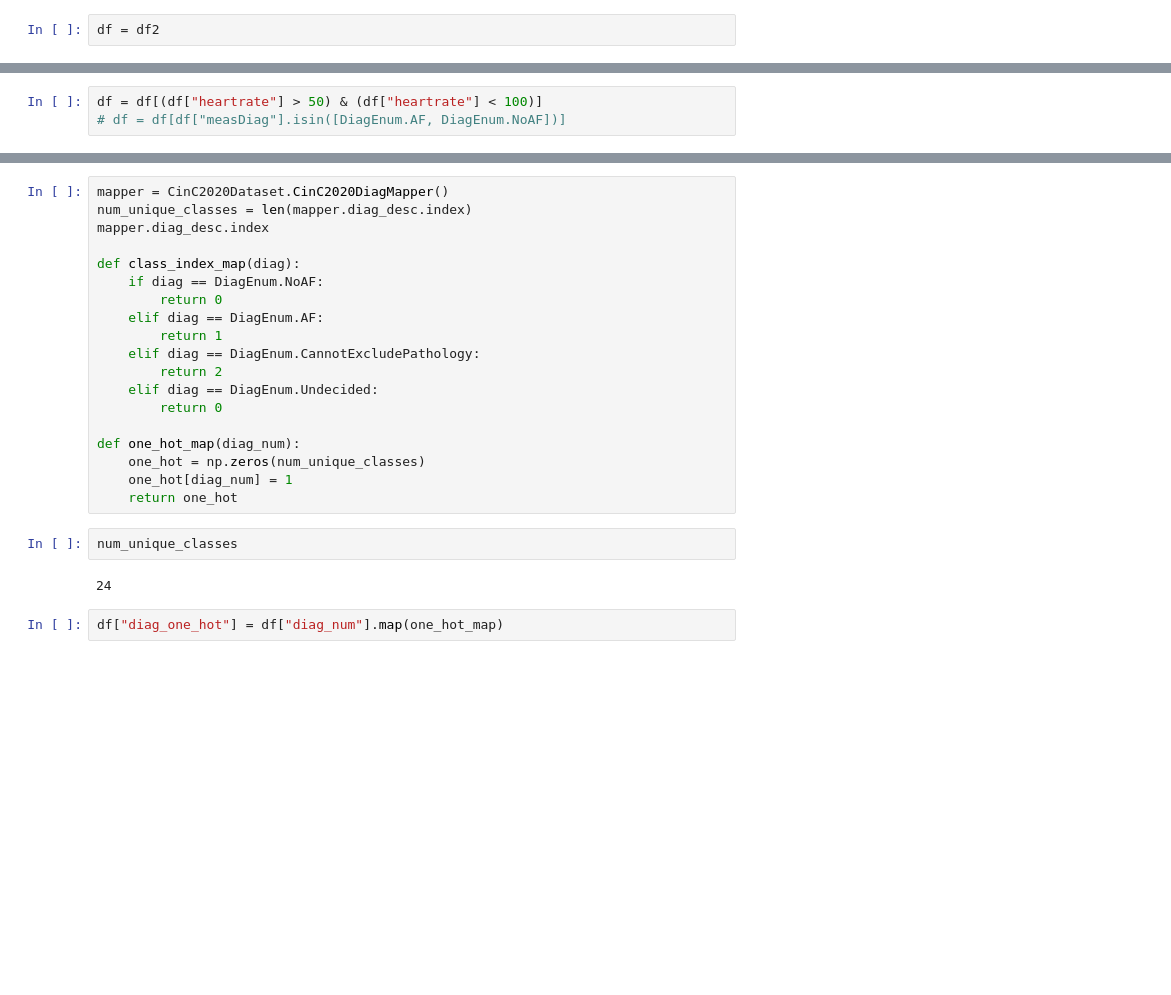
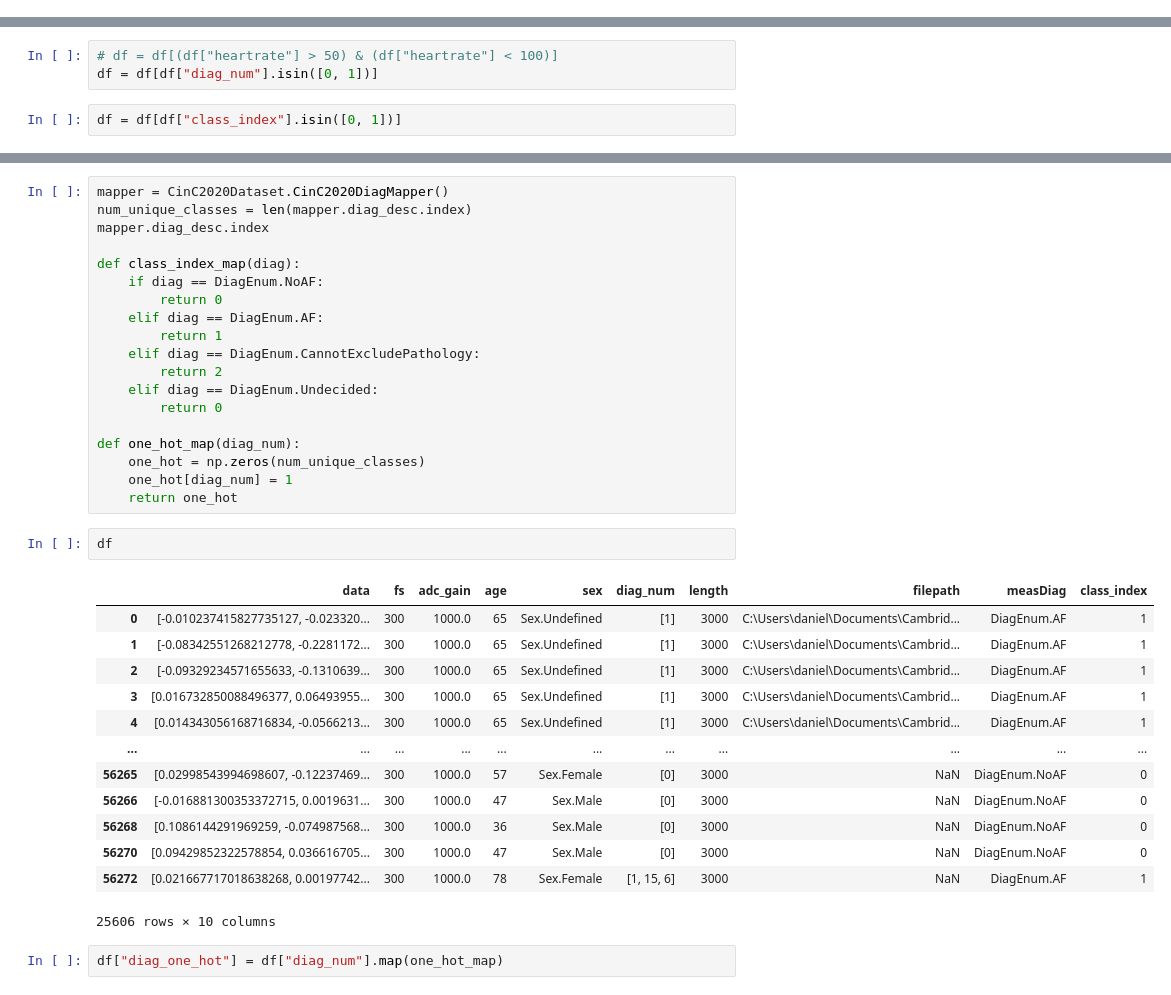
Before and after one commit to daniel347/ecg-signal-quality, a Jupyter notebook: Transformer.ipynb, the cells around one changed output, grey strips where cells are left out. Cells and saved outputs as stored; diff of their text form; blank space fills up the shorter version.

```diff
--- a/Transformer.ipynb
+++ b/Transformer.ipynb
@@ -29,8 +29,6 @@ df = CinC2020Dataset.load_dataset(save_name="dataframe_split_petersburg")
 # %%
 importlib.reload(CinC2020Dataset)
 df = CinC2020Dataset.keep_challenge_diagnoses(df)
-# %%
-df = df2
 # %%
 # At the moment we only select data with length which can be truncated to 3000 samples (10s)
 
@@ -73,6 +71,8 @@ plt.show()
 # %%
-df = df[(df["heartrate"] > 50) & (df["heartrate"] < 100)]
-# df = df[df["measDiag"].isin([DiagEnum.AF, DiagEnum.NoAF])]
+# df = df[(df["heartrate"] > 50) & (df["heartrate"] < 100)]
+df = df[df["diag_num"].isin([0, 1])]
+# %%
+df = df[df["class_index"].isin([0, 1])]
 # %%
 # How would I normalise with heartrate
 df["length"].value_counts()
@@ -272,10 +342,22 @@ def one_hot_map(diag_num):
     one_hot = np.zeros(num_unique_classes)
     one_hot[diag_num] = 1
     return one_hot
-# %%
-num_unique_classes
-# %% [output]
-24
+# %%
+df
+# %% [output]
+|  | data | fs | adc_gain | age | sex | diag_num | length | filepath | measDiag | class_index |
+| 0 | [-0.010237415827735127, -0.023320... | 300 | 1000.0 | 65 | Sex.Undefined | [1] | 3000 | C:\Users\daniel\Documents\Cambrid... | DiagEnum.AF | 1 |
+| 1 | [-0.08342551268212778, -0.2281172... | 300 | 1000.0 | 65 | Sex.Undefined | [1] | 3000 | C:\Users\daniel\Documents\Cambrid... | DiagEnum.AF | 1 |
+| 2 | [-0.09329234571655633, -0.1310639... | 300 | 1000.0 | 65 | Sex.Undefined | [1] | 3000 | C:\Users\daniel\Documents\Cambrid... | DiagEnum.AF | 1 |
+| 3 | [0.016732850088496377, 0.06493955... | 300 | 1000.0 | 65 | Sex.Undefined | [1] | 3000 | C:\Users\daniel\Documents\Cambrid... | DiagEnum.AF | 1 |
+| 4 | [0.014343056168716834, -0.0566213... | 300 | 1000.0 | 65 | Sex.Undefined | [1] | 3000 | C:\Users\daniel\Documents\Cambrid... | DiagEnum.AF | 1 |
+| ... | ... | ... | ... | ... | ... | ... | ... | ... | ... | ... |
+| 56265 | [0.02998543994698607, -0.12237469... | 300 | 1000.0 | 57 | Sex.Female | [0] | 3000 | NaN | DiagEnum.NoAF | 0 |
+| 56266 | [-0.016881300353372715, 0.0019631... | 300 | 1000.0 | 47 | Sex.Male | [0] | 3000 | NaN | DiagEnum.NoAF | 0 |
+| 56268 | [0.1086144291969259, -0.074987568... | 300 | 1000.0 | 36 | Sex.Male | [0] | 3000 | NaN | DiagEnum.NoAF | 0 |
+| 56270 | [0.09429852322578854, 0.036616705... | 300 | 1000.0 | 47 | Sex.Male | [0] | 3000 | NaN | DiagEnum.NoAF | 0 |
+| 56272 | [0.021667717018638268, 0.00197742... | 300 | 1000.0 | 78 | Sex.Female | [1, 15, 6] | 3000 | NaN | DiagEnum.AF | 1 |
+25606 rows × 10 columns
 # %%
 df["diag_one_hot"] = df["diag_num"].map(one_hot_map)
 # %%
```
Also changed, not shown: parts of 14 cells of this notebook.
